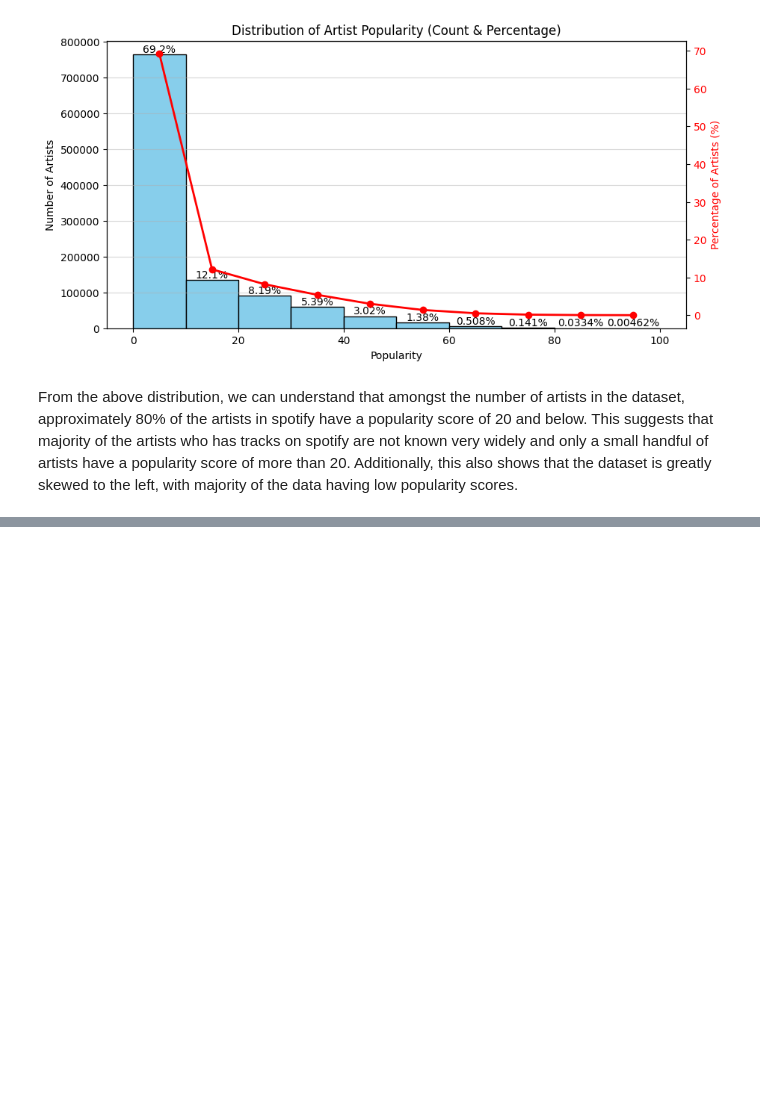
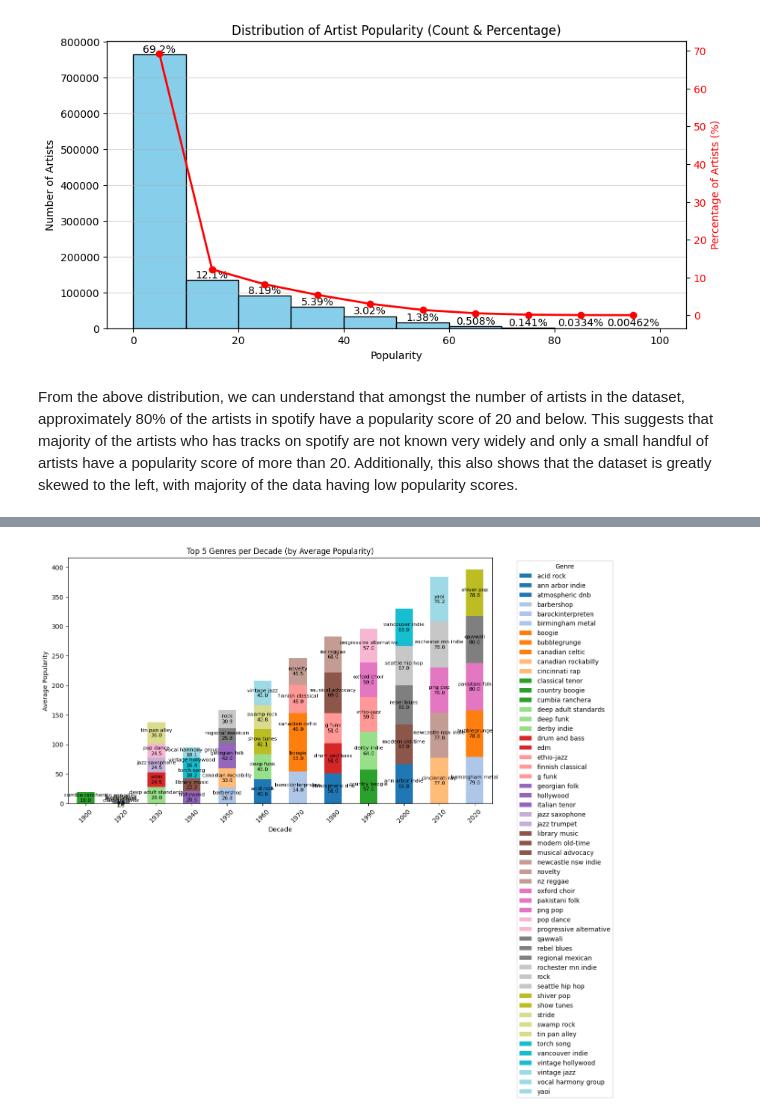
Before and after one commit to jasminetanjm/spotify_DA, a Jupyter notebook: spotifyDA.ipynb, the cells around one changed output, grey strips where cells are left out. Saved outputs shown, nothing was run; the diff lists cells and outputs as text; code cells hidden in the pictures; blank space fills up the shorter version.

```diff
--- a/spotifyDA.ipynb
+++ b/spotifyDA.ipynb
@@ -374,2 +420,34 @@ From the above distribution, we can understand that amongst the number of artist
+# %%
+# top genres per decade
+genres_per_decade = combined_df.groupby(['release_decade','genres'])['popularity_track'].mean().reset_index(name='avg_popularity_d')
+top_genres = genres_per_decade.groupby('release_decade').apply(lambda x: x.nlargest(5, 'avg_popularity_d')).reset_index(drop=True)
+top_genres['release_decade'] = top_genres['release_decade'].astype(int)
+
+# Pivot for stacked bar chart
+pivot_df = top_genres.pivot(index='release_decade', columns='genres', values='avg_popularity_d').fillna(0)
+
+# Plot stacked bar chart
+ax = pivot_df.plot(kind='bar', stacked=True, figsize=(12, 7), colormap='tab20')
+plt.ylabel('Average Popularity')
+plt.xlabel('Decade')
+plt.title('Top 5 Genres per Decade (by Average Popularity)')
+plt.xticks(rotation=45)
+plt.legend(title='Genre', bbox_to_anchor=(1.05, 1), loc='upper left')
+
+# Add labels to each section
+for i, decade in enumerate(pivot_df.index):
+    y_offset = 0
+    for genre in pivot_df.columns:
+        value = pivot_df.loc[decade, genre]
+        if value > 0:
+            ax.text(
+                i, y_offset + value / 2, f'{genre}\n{value:.1f}',
+                ha='center', va='center', fontsize=8, color='black', rotation=0
+            )
+            y_offset += value
+
+plt.show()
+# %% [output]
+[figure, added]
 # %%
 # correlation between variables and track popularity
```
Also changed, not shown: parts of 7 cells of this notebook.
